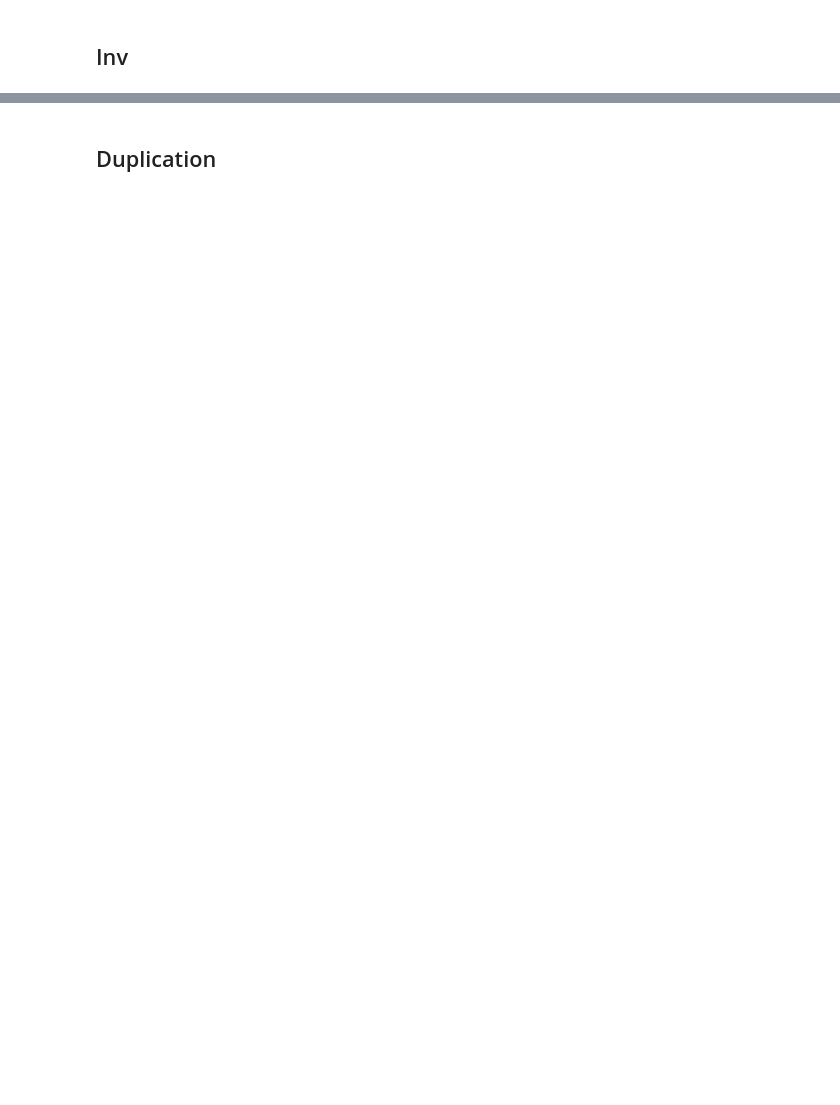
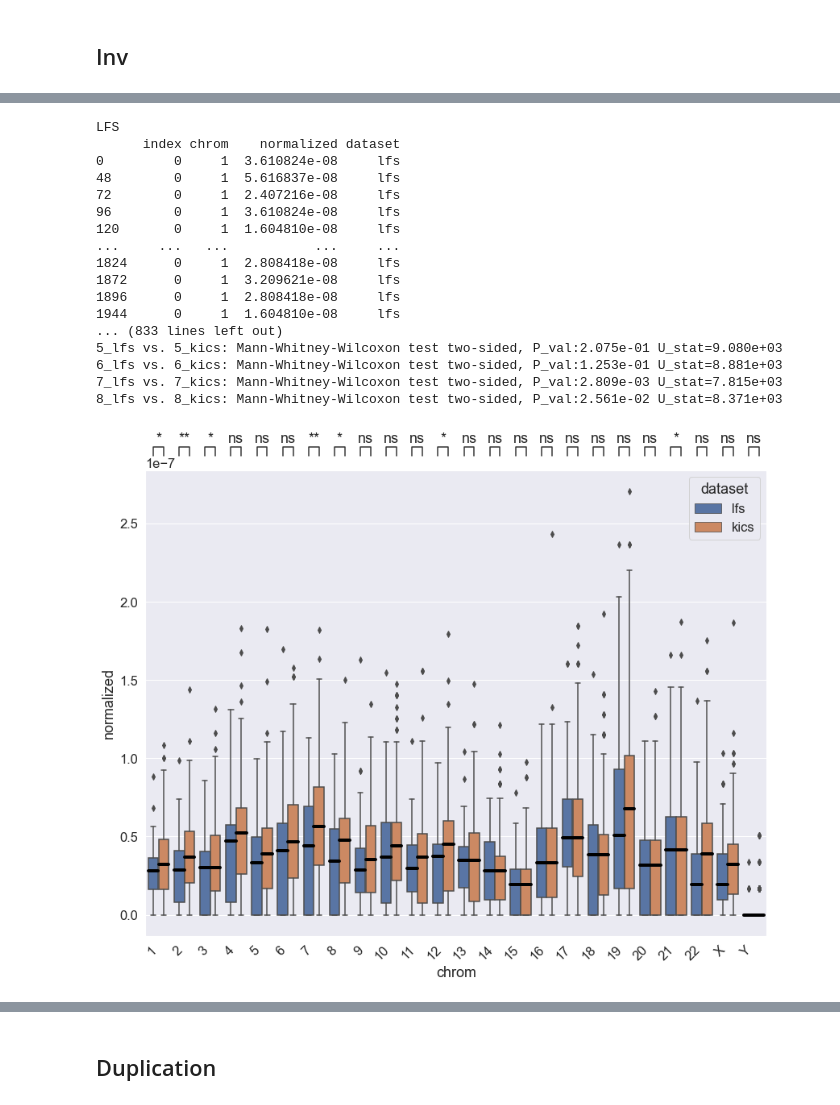
Before and after one commit to vsubasri/Transposable-Elements, a Jupyter notebook: Analysis/Filtered-Prelim-Graphs.ipynb, the cells around one changed output, grey strips where cells are left out. Saved outputs shown, nothing was run; the diff lists cells and outputs as text; code cells hidden in the pictures; blank space fills up the shorter version.

```diff
--- a/Analysis/Filtered-Prelim-Graphs.ipynb
+++ b/Analysis/Filtered-Prelim-Graphs.ipynb
@@ -172,6 +247,75 @@ grouping = ['id', 'SV', 'chrom']
 
 
 #If you have time, you should make it so that the plot can have the points showing/scattered plot
+# %%
+overallKics = kicsMore.drop(['SV'],axis=1).groupby('id').value_counts()
+#print(overallKics)
+#print(overallKics.loc[(5510,'2')])
+
+normalizedOverall = pd.DataFrame()
+
+for i in uniqueK:
+    tempList = []
+    for j,div in zip(uniqueLabels, numBPChrom):
+        try:
+            value = overallKics.loc[(i,j)]
+            value = value/div
+        except:
+            value = 0
+
+        tempList.append(value)
+
+    d = {'chrom':uniqueLabels, 'normalized':tempList}
+    tempdf = pd.DataFrame(d)
+    normalizedOverall = pd.concat([normalizedOverall, tempdf],axis=0)
+
+normalizedOverall['dataset']='kics'
+
+overallLfs = lfsMore.drop(['SV'],axis=1).groupby('id').value_counts()
+normalizedOverallLFS = pd.DataFrame()
+
+for i in uniqueL:
+    tempList = []
+    for j,div in zip(uniqueLabels, numBPChrom):
+        try:
+            value = overallLfs.loc[(i,j)]
+            value = value/div
+        except:
+            value = 0
+
+        tempList.append(value)
+
+    d = {'chrom':uniqueLabels, 'normalized':tempList}
+    tempdf = pd.DataFrame(d)
+    normalizedOverallLFS = pd.concat([normalizedOverallLFS, tempdf],axis=0)
+
+normalizedOverallLFS['dataset']='lfs'
+
+normMergedDf = pd.concat([normalizedOverallLFS,normalizedOverall])
+normMergedDf.reset_index(inplace=True)
+from matplotlib.pyplot import figure
+figure(figsize=(12,10))
+
+BoxGraphMulti(normMergedDf, 'chrom', 'normalized', 'dataset')
+# %% [output]
+LFS
+      index chrom    normalized dataset
+0         0     1  3.610824e-08     lfs
+48        0     1  5.616837e-08     lfs
+72        0     1  2.407216e-08     lfs
+96        0     1  3.610824e-08     lfs
+120       0     1  1.604810e-08     lfs
+...     ...   ...           ...     ...
+1824      0     1  2.808418e-08     lfs
+1872      0     1  3.209621e-08     lfs
+1896      0     1  2.808418e-08     lfs
+1944      0     1  1.604810e-08     lfs
+... (833 lines left out)
+5_lfs vs. 5_kics: Mann-Whitney-Wilcoxon test two-sided, P_val:2.075e-01 U_stat=9.080e+03
+6_lfs vs. 6_kics: Mann-Whitney-Wilcoxon test two-sided, P_val:1.253e-01 U_stat=8.881e+03
+7_lfs vs. 7_kics: Mann-Whitney-Wilcoxon test two-sided, P_val:2.809e-03 U_stat=7.815e+03
+8_lfs vs. 8_kics: Mann-Whitney-Wilcoxon test two-sided, P_val:2.561e-02 U_stat=8.371e+03
+[figure, added]
 # %%
 """
 Normalised and Regular Graph
```
Also changed, not shown: parts of 14 cells of this notebook, 2 other files.
